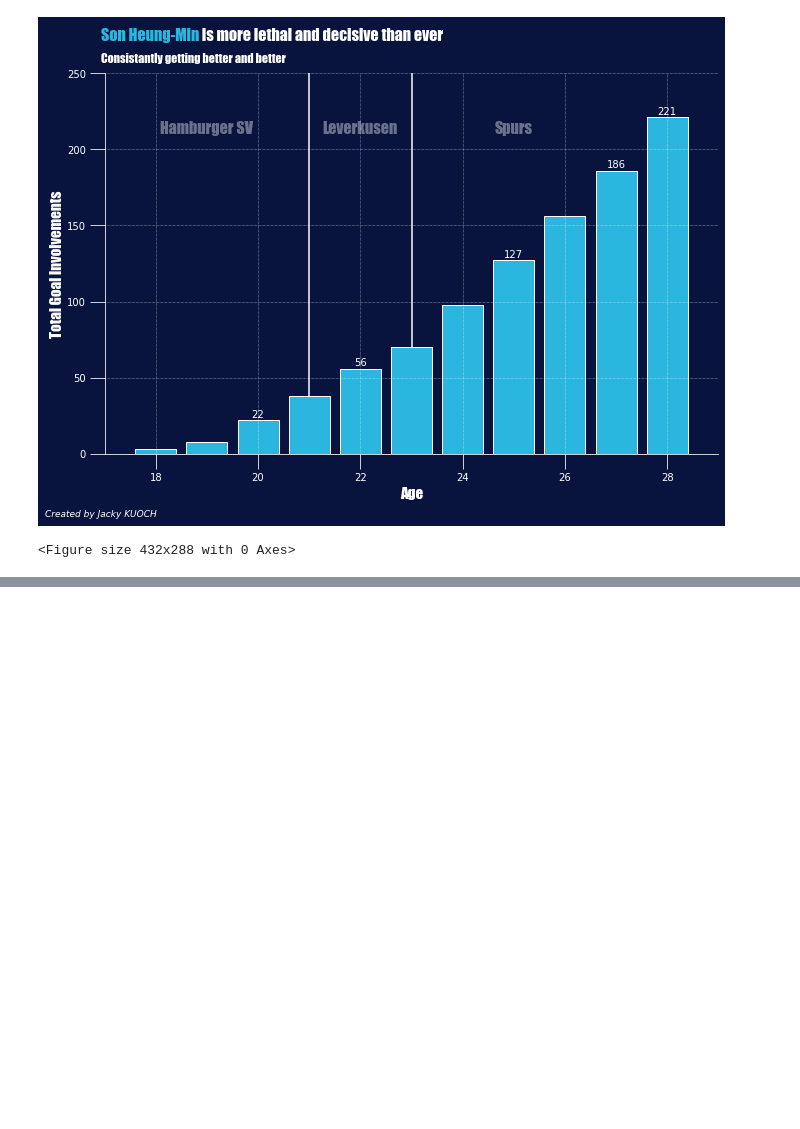
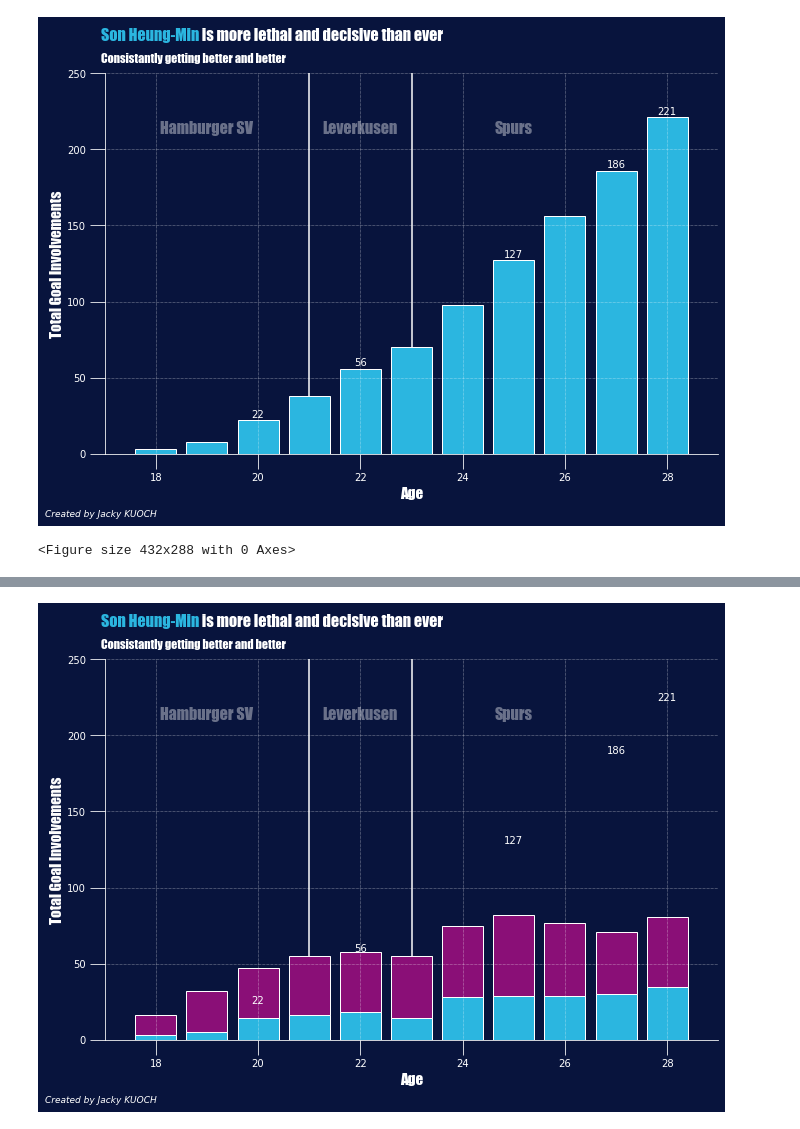
Before and after one commit to JackyKch/HeungMinSonJourney, a Jupyter notebook: coding/dataviz/Son_GI.ipynb, the cells around one changed output, grey strips where cells are left out. Drawn from its saved outputs; the diff is of its cells as text; code cells hidden in the pictures; blank space fills up the shorter version.

```diff
--- a/coding/dataviz/Son_GI.ipynb
+++ b/coding/dataviz/Son_GI.ipynb
@@ -31,0 +31,2 @@ df_7
+# %%
+df_7['GI']=df_7['Gls']+df_7['Ast']
@@ -113,0 +132,82 @@ plt.tight_layout()
+# %%
+fig,ax = plt.subplots(figsize = (11,7))
+
+#Add grid to the plot
+ax.grid(ls="dotted", lw="0.5", color="w", zorder=1)
+
+hfont = {'fontname':'Impact'}
+
+#Change the background color
+fig.set_facecolor("#08143D")
+ax.patch.set_facecolor("#08143D")
+
+#Change the ticks color
+ax.tick_params(colors="w", length=15)
+
+#Change the axes color
+ax.spines['bottom'].set_color("w")
+ax.spines['top'].set_visible(False)
+ax.spines['right'].set_visible(False)
+ax.spines['left'].set_color("w")
+
+# Plot Son Goal Involments
+plt.bar(df_7['Age'], df_7['GI'], zorder=1, color="#2bb6e0",edgecolor = 'w')
+
+#Plot Son MP over GI
+plt.bar(df_7['Age'], df_7['MP'], bottom=df_7['GI'], color='#8A0F77', edgecolor='w')
+
+# Split the graph in Club areas
+ax.axvline(x=21, color="w", zorder=0)
+ax.axvline(x=23, color="w", zorder=0)
+## Hamburger SV
+hamburgerpart = ax.text(19, 210, "Hamburger SV", fontsize=16, ha="center", color="w",alpha=0.4 , **hfont, zorder=0)
+## Leverkusen
+leverkusenpart = ax.text(22, 210, "Leverkusen", fontsize=16, ha="center", color="w",alpha=0.4 , **hfont, zorder=0)
+## Spurs
+spurspart = ax.text(25, 210, "Spurs", fontsize=16, ha="center", color="w",alpha=0.4 , **hfont, zorder=0)
+
+# Plot Goal Involmements total at various ages.
+## 20
+age20 = plt.text(x=20, y=24, s=22, ha="center", size=10, color="w")
+#age20 = plt.text(x=20, y=24, s=22, ha="center", size=10, color="#2bb6e0")
+#age20.set_path_effects([path_effects.withStroke(linewidth=2, foreground="w")])
+
+# 22
+age22 = plt.text(x=22, y=58, s=56, ha="center", size=10, color="w")
+#age22 = plt.text(x=22, y=58, s=56, ha="center", size=10, color="#2bb6e0")
+#age22.set_path_effects([path_effects.withStroke(linewidth=2, foreground="w")])
+
+## 25
+age25 = plt.text(x=25, y=129, s=127, ha="center", size=10, color="w")
+#age25 = plt.text(x=25, y=129, s=127, ha="center", size=10, color="#2bb6e0")
+#age25.set_path_effects([path_effects.withStroke(linewidth=2, foreground="w")])
+
+# 27
+age27 = plt.text(x=27, y=188, s=186, ha="center", size=10, color="w")
+#age27 = plt.text(x=27, y=188, s=186, ha="center", size=10, color="#2bb6e0")
+#age27.set_path_effects([path_effects.withStroke(linewidth=2, foreground="w")])
+
+# 28
+age28 = plt.text(x=28, y=223, s=221, ha="center", size=10, color="w")
+#age28 = plt.text(x=28, y=223, s=221, ha="center", size=10, color="#2bb6e0")
+#age28.set_path_effects([path_effects.withStroke(linewidth=2, foreground="w")])
+
+# Set the ticks
+plt.xticks([18, 20, 22, 24,26, 28])
+plt.yticks([0,50,100,150,200,250])
+ax.set_ylim(0)
+plt.xlim(xmin=17, xmax=29)
+
+# Axes Label
+plt.xlabel("Age", color="w", fontsize=15 , **hfont)
+plt.ylabel("Total Goal Involvements", color="w", fontsize=15 , **hfont)
+
+# Title and credits
+fig_text(0.12,0.97, s="<Son Heung-Min> is more lethal and decisive than ever\n", highlight_textprops=[{"color": '#2bb6e0'}], fontsize = 16, fontweight = "bold", color = "w", **hfont)
+fig.text(0.12,0.9, "Consistantly getting better and better", fontsize = 12, fontweight="light", color = "w", **hfont)
+fig.text(0.05, 0, "Created by Jacky KUOCH",fontstyle="italic",fontsize=9, color="w")
+
+plt.show()
+plt.tight_layout()
+# %% [output]
+[figure, added]
```
Also changed, not shown: parts of 5 cells of this notebook, 1 other file.
